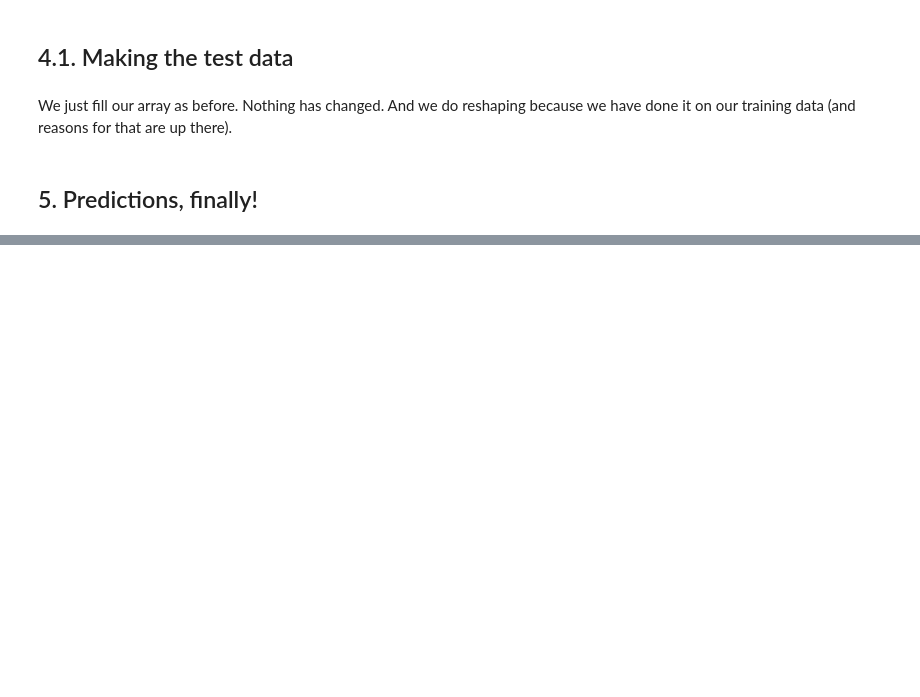
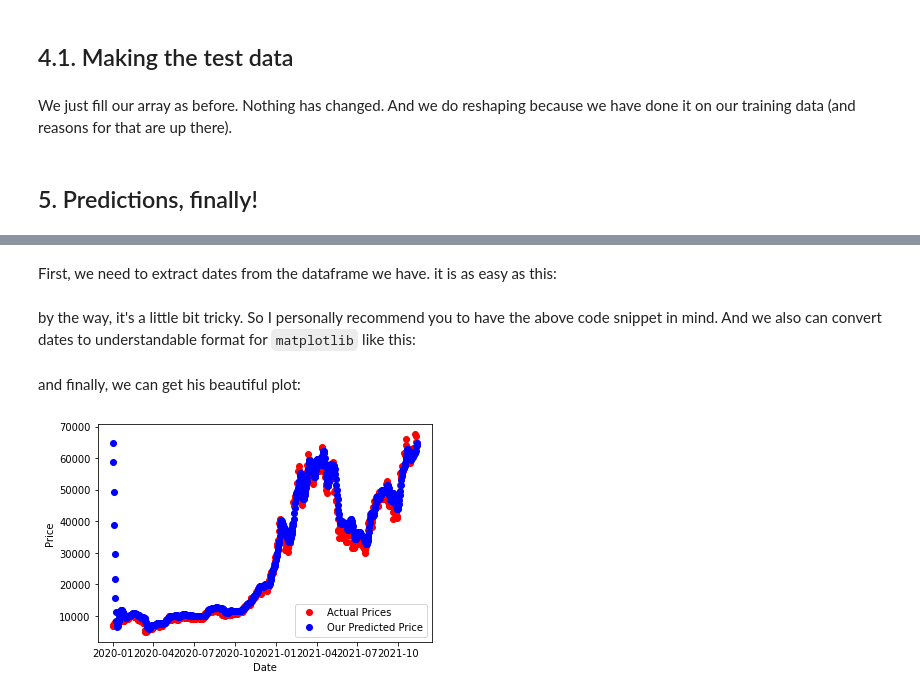
Before and after one commit to prp-e/crypto_prediction_deep_learning, a Jupyter notebook: Crypto Price Prediction Using Deep Learning.ipynb, the cells around one changed output, grey strips where cells are left out. Saved outputs shown, nothing was run; the diff lists cells and outputs as text; code cells hidden in the pictures; blank space fills up the shorter version.

```diff
--- a/Crypto Price Prediction Using Deep Learning.ipynb
+++ b/Crypto Price Prediction Using Deep Learning.ipynb
@@ -196,0 +199,28 @@ predicted_price = scaler.inverse_transform(predicted_price)
+# %% [markdown]
+First, we need to extract dates from the dataframe we have. it is as easy as this:
+# %%
+dates = []
+
+for d in range(len(test_data)):
+    newdate = str(test_data.index[d])
+    dates.append(newdate[0:10])
+# %% [markdown]
+by the way, it's a little bit tricky. So I personally recommend you to have the above code snippet in mind. And we also can convert dates to understandable format for `matplotlib` like this:
+# %%
+import matplotlib
+
+dates = matplotlib.dates.date2num(dates)
+# %% [markdown]
+and finally, we can get his beautiful plot:
+# %%
+plt.plot_date(dates, actual_prices, color='red', label='Actual Prices')
+plt.plot_date(dates, predicted_price, color='blue', label='Our Predicted Price')
+
+plt.xlabel('Date')
+plt.ylabel('Price')
+
+plt.legend()
+
+plt.show()
+# %% [output]
+[figure, added]
```
Also changed, not shown: parts of 1 cell of this notebook.
